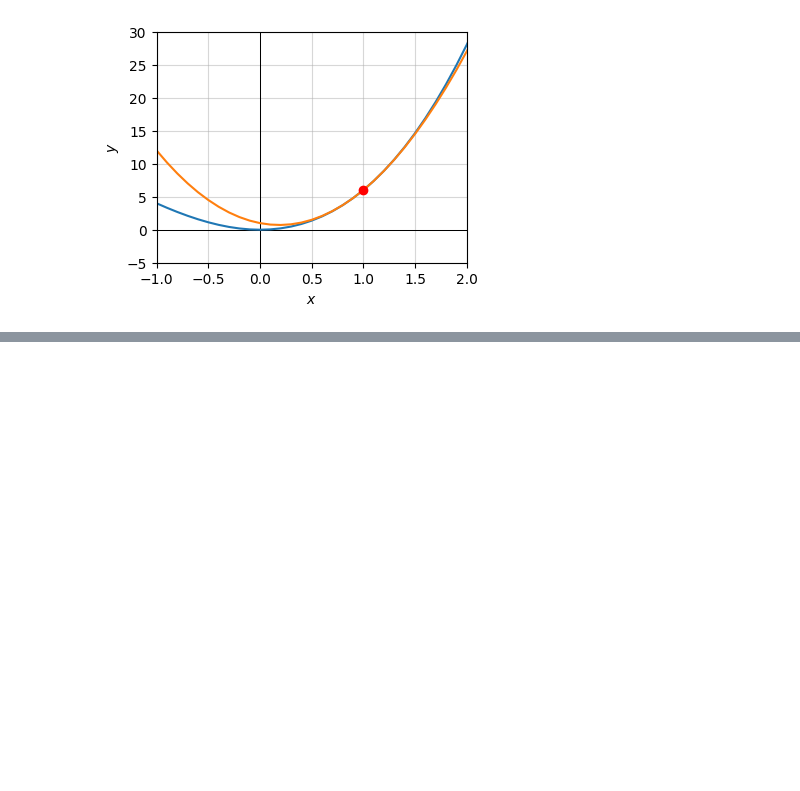
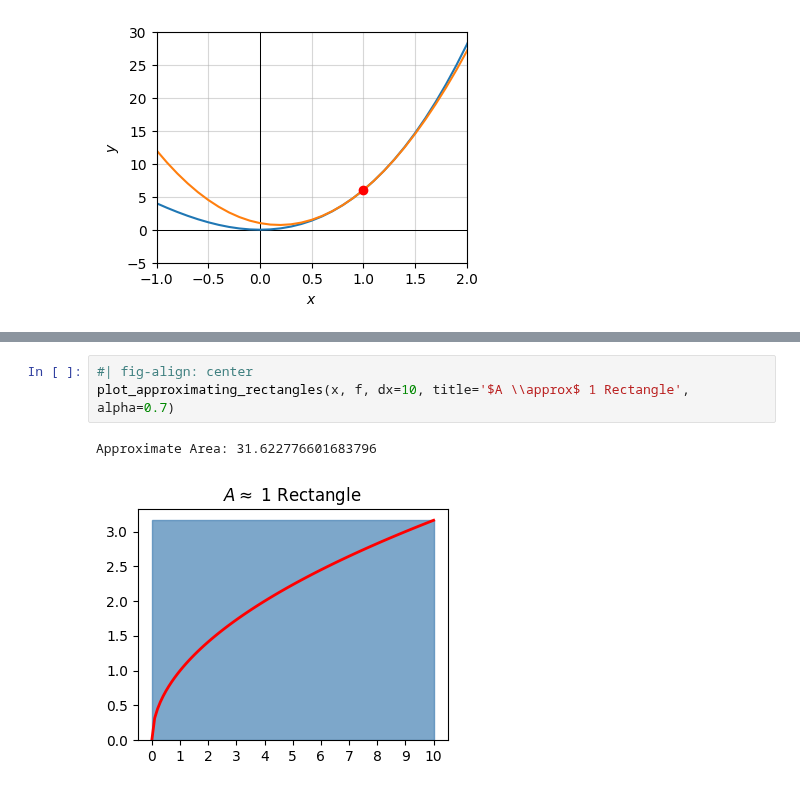
Before and after one commit to rkingery/ml-book, a Jupyter notebook: notebooks/calculus.ipynb, the cells around one changed output, grey strips where cells are left out. Drawn from its saved outputs; the diff is of its cells as text; blank space fills up the shorter version.

```diff
--- a/notebooks/calculus.ipynb
+++ b/notebooks/calculus.ipynb
@@ -356,0 +729,6 @@ d(au + bv) &= f(x + dx) - f(x) \\
+# %%
+#| fig-align: center
+plot_approximating_rectangles(x, f, dx=10, title='$A \\approx$ 1 Rectangle', alpha=0.7)
+# %% [output]
+Approximate Area: 31.622776601683796
+[figure, added]
```
Also changed, not shown: parts of 40 cells of this notebook, 2 other files.
